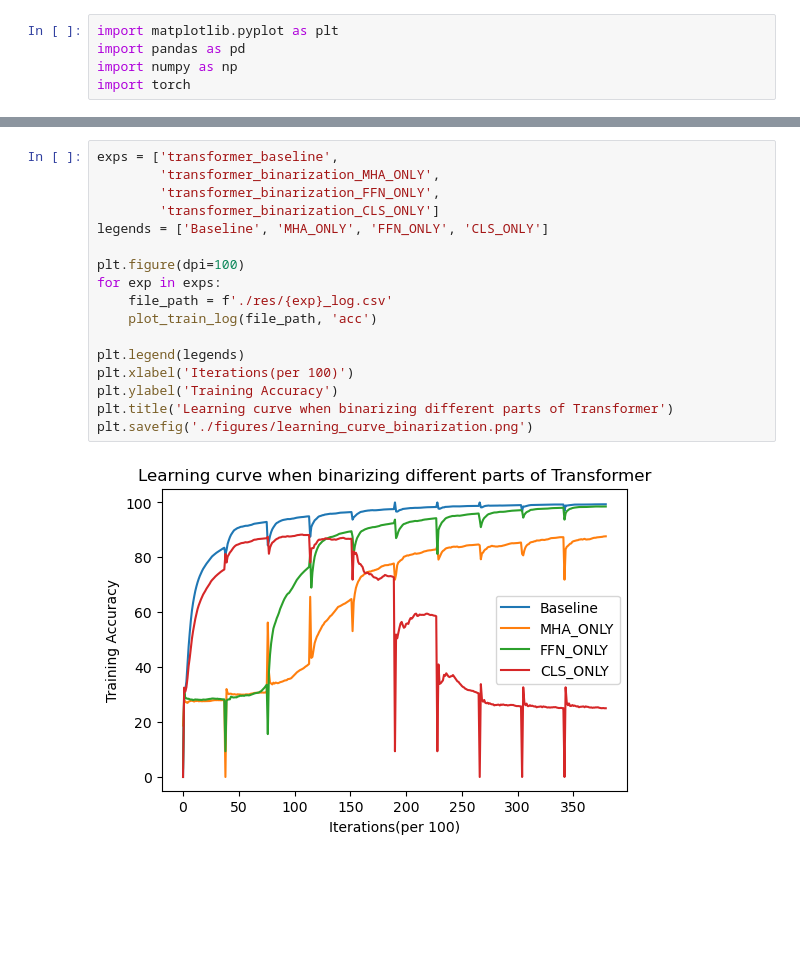
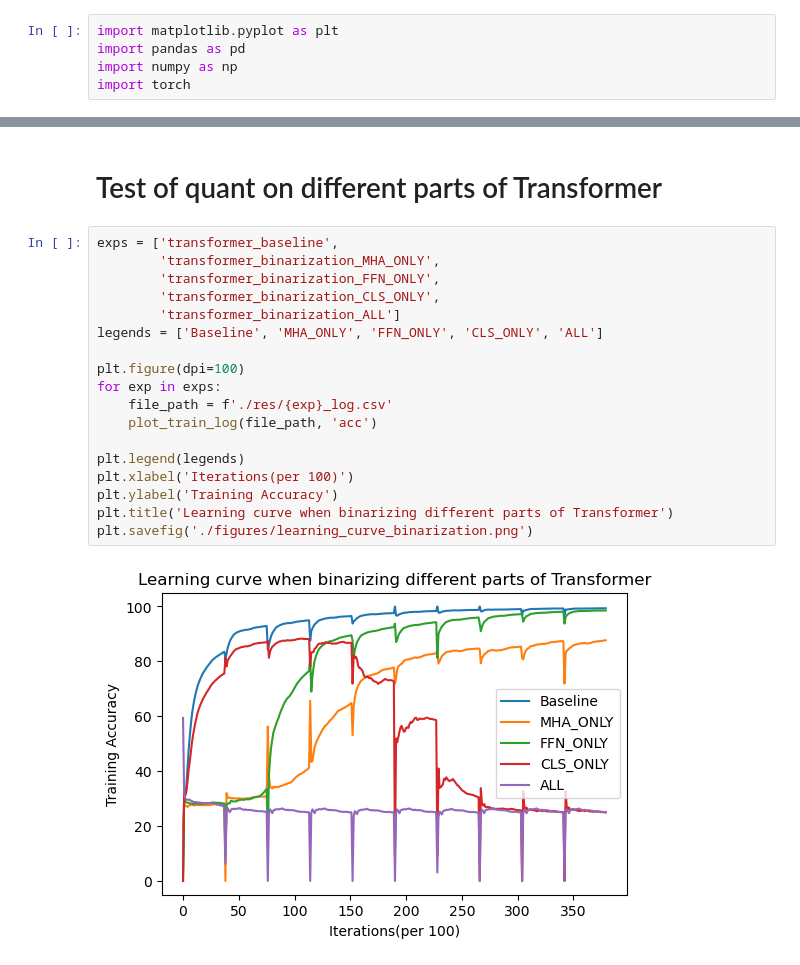
Before and after one commit to Alexstrasza98/Transformer-Quantization, a Jupyter notebook: plot.ipynb, the cells around one changed output, grey strips where cells are left out. Cells and saved outputs as stored; diff of their text form; blank space fills up the shorter version.

```diff
--- a/plot.ipynb
+++ b/plot.ipynb
@@ -36,23 +37,26 @@ def plot_test_res(file_path):
     plt.plot(res, 'o--')
+# %% [markdown]
+# Test of quant on different parts of Transformer
 # %%
 exps = ['transformer_baseline',
         'transformer_binarization_MHA_ONLY',
         'transformer_binarization_FFN_ONLY',
-        'transformer_binarization_CLS_ONLY']
-legends = ['Baseline', 'MHA_ONLY', 'FFN_ONLY', 'CLS_ONLY']
+        'transformer_binarization_CLS_ONLY',
+        'transformer_binarization_ALL']
+legends = ['Baseline', 'MHA_ONLY', 'FFN_ONLY', 'CLS_ONLY', 'ALL']
 
 plt.figure(dpi=100)
 for exp in exps:
     file_path = f'./res/{exp}_log.csv'
     plot_train_log(file_path, 'acc')
 
 plt.legend(legends)
 plt.xlabel('Iterations(per 100)')
 plt.ylabel('Training Accuracy')
 plt.title('Learning curve when binarizing different parts of Transformer')
 plt.savefig('./figures/learning_curve_binarization.png')
 # %% [output]
-[figure, old version]
+[figure, new version]
 # %%
 plt.figure(dpi=100)
 for exp in exps:
```
Also changed, not shown: parts of 11 cells of this notebook, 14 other files.
